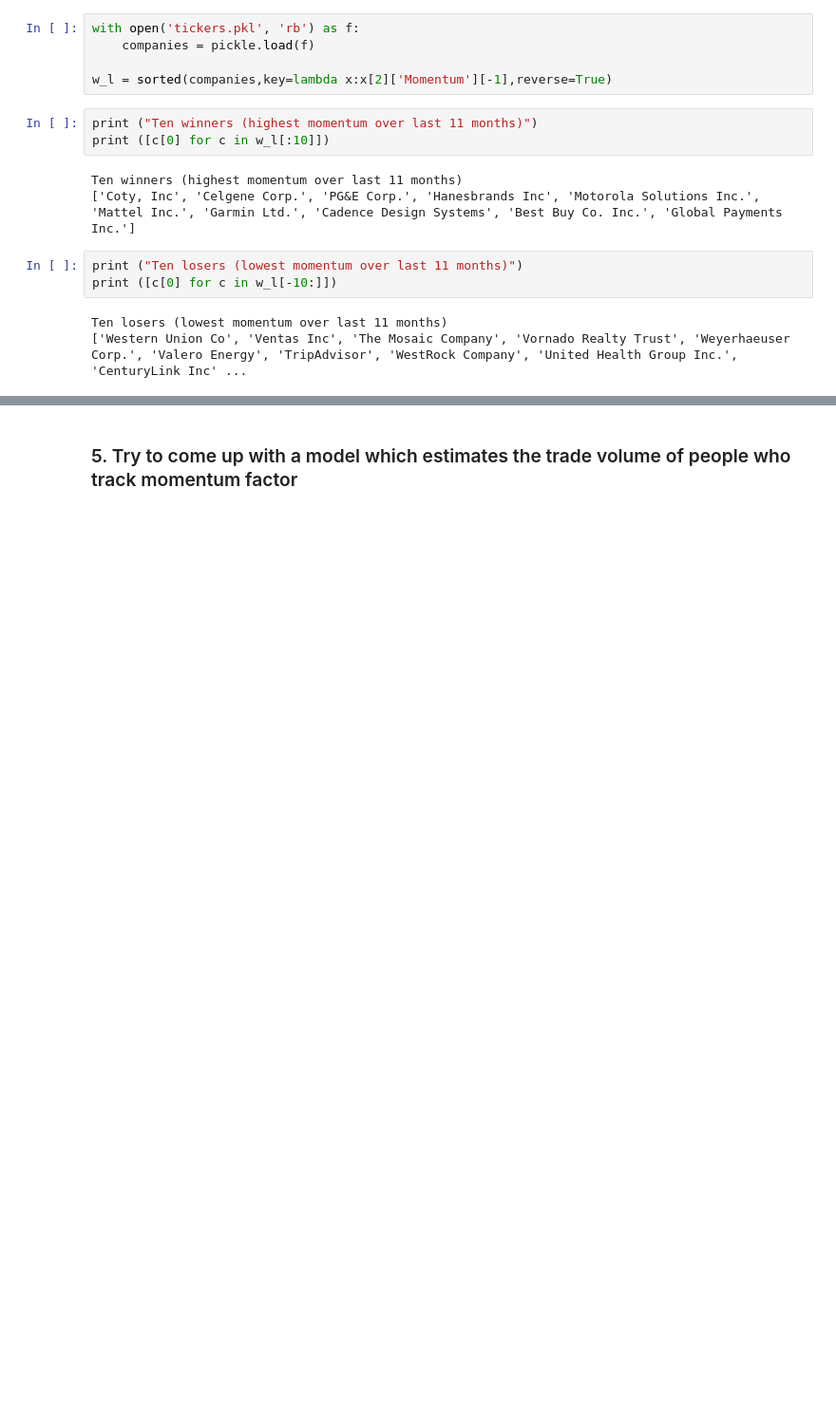
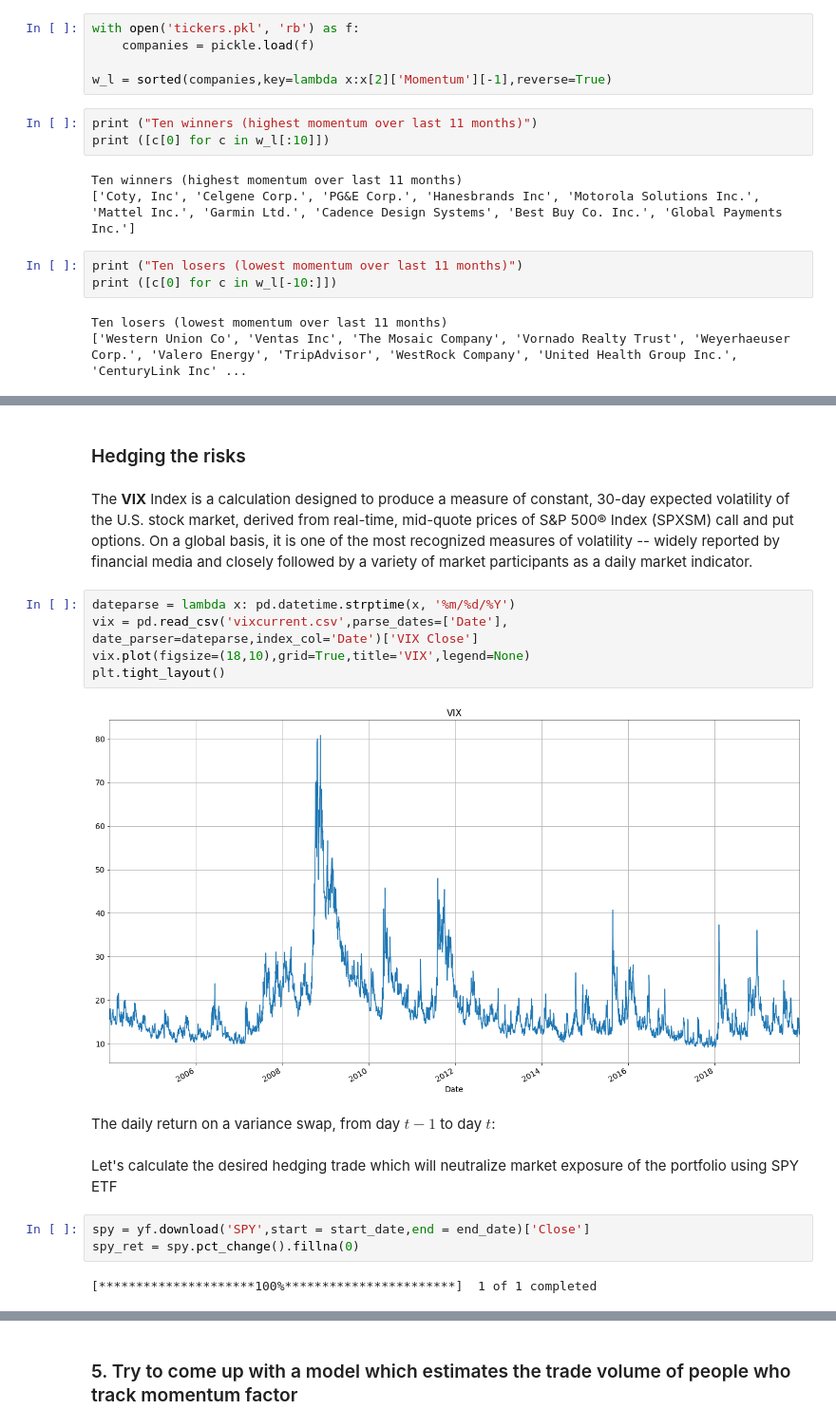
Before and after one commit to asergeenko/mom_crashes, a Jupyter notebook: Momentum Crashes.ipynb, the cells around one changed output, grey strips where cells are left out. Shown: that part at 95% size. Drawn from its saved outputs; the diff is of its cells as text; blank space fills up the shorter version.

```diff
--- a/Momentum Crashes.ipynb
+++ b/Momentum Crashes.ipynb
@@ -230,0 +420,20 @@ controls the unconditional risk and return of the dynamic portfolio
+# %% [markdown]
+### Hedging the risks
+# %% [markdown]
+The **VIX** Index is a calculation designed to produce a measure of constant, 30-day expected volatility of the U.S. stock market, derived from real-time, mid-quote prices of S&P 500® Index (SPXSM) call and put options. On a global basis, it is one of the most recognized measures of volatility -- widely reported by financial media and closely followed by a variety of market participants as a daily market indicator.
+# %%
+dateparse = lambda x: pd.datetime.strptime(x, '%m/%d/%Y')
+vix = pd.read_csv('vixcurrent.csv',parse_dates=['Date'], date_parser=dateparse,index_col='Date')['VIX Close']
+vix.plot(figsize=(18,10),grid=True,title='VIX',legend=None)
+plt.tight_layout()
+# %% [output]
+[figure, added]
+# %% [markdown]
+The daily return on a variance swap, from day $t−1$ to day $t$:
+# %% [markdown]
+ Let's calculate the desired hedging trade which will neutralize market exposure of the portfolio using SPY ETF
+# %%
+spy = yf.download('SPY',start = start_date,end = end_date)['Close']
+spy_ret = spy.pct_change().fillna(0)
+# %% [output]
+[*********************100%***********************]  1 of 1 completed
```
Also changed, not shown: parts of 28 cells of this notebook.
